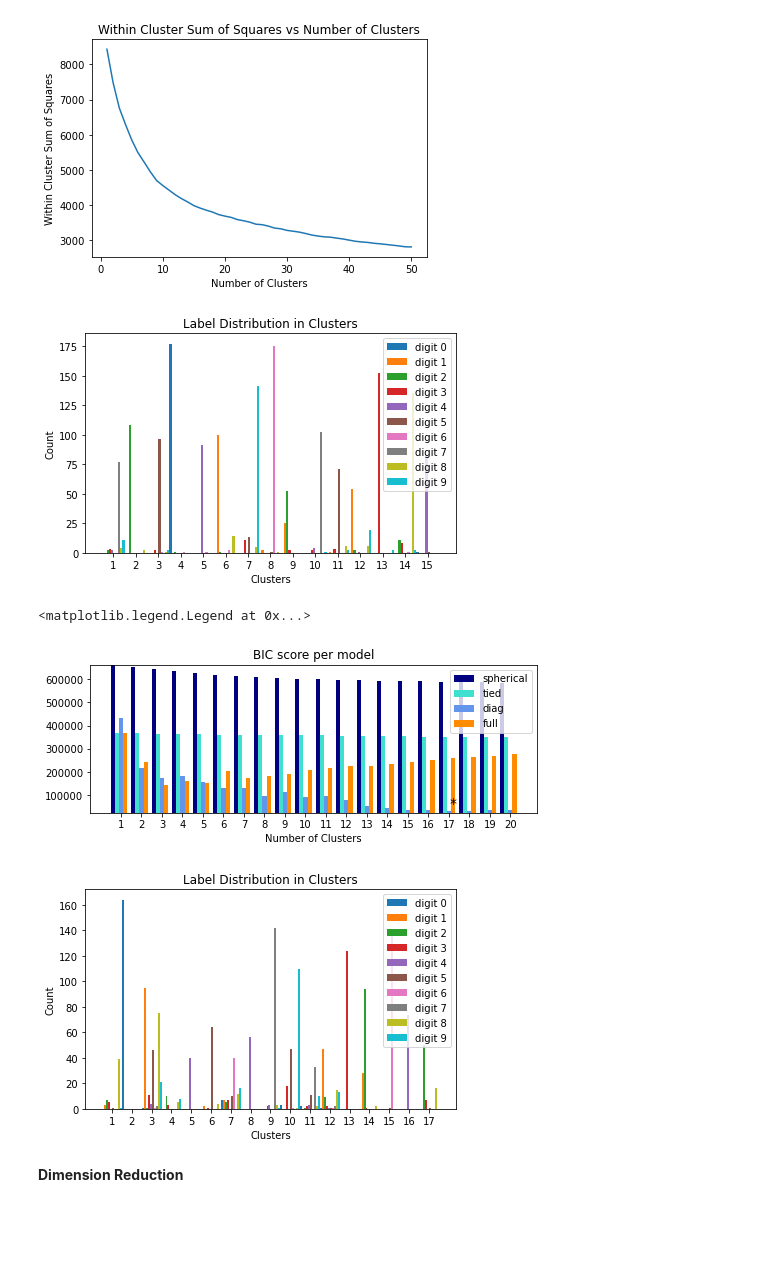
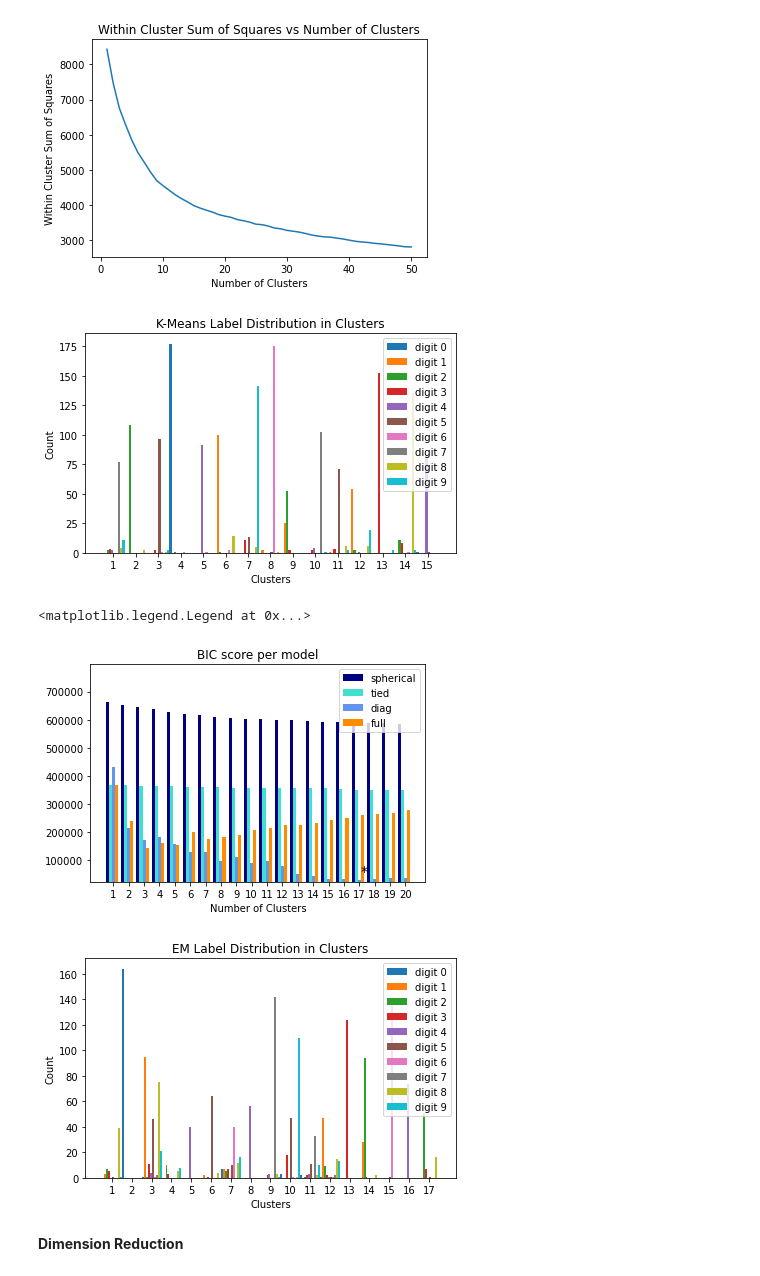
Before and after one commit to bryanliu94/CS7641_Machine_Learning, a Jupyter notebook: Assignment 3/pen digit.ipynb, the cells around one changed output. Saved outputs shown, nothing was run; the diff lists cells and outputs as text; code cells hidden in the pictures; blank space fills up the shorter version.

```diff
--- a/Assignment 3/pen digit.ipynb
+++ b/Assignment 3/pen digit.ipynb
@@ -96,7 +96,7 @@ rects9 = ax.bar(x + 9*width/2, bar9, width, label='digit 9')
 # Add some text for labels, title and custom x-axis tick labels, etc.
 ax.set_ylabel('Count')
 ax.set_xlabel('Clusters')
-ax.set_title('Label Distribution in Clusters')
+ax.set_title('K-Means Label Distribution in Clusters')
 ax.set_xticks(x)
 ax.legend()
 
@@ -107,7 +107,7 @@ fig.tight_layout()
 
 plt.show()
 # %% [output]
-[figure, old version]
+[figure, new version]
 # %%
 # General EM for GMM
 from sklearn import preprocessing
@@ -139,37 +139,37 @@ for cv_type in cv_types:
             best_gmm = gmm
 
 bic = np.array(bic)
 color_iter = itertools.cycle(["navy", "turquoise", "cornflowerblue", "darkorange"])
 clf_gmm = best_gmm
 bars = []
 
 # Plot the BIC scores
-plt.figure(figsize=(8, 6))
-spl = plt.subplot(2, 1, 1)
+plt.figure()
+spl = plt.subplot()
 for i, (cv_type, color) in enumerate(zip(cv_types, color_iter)):
     xpos = np.array(n_components_range) + 0.2 * (i - 2)
     bars.append(
         plt.bar(
             xpos,
             bic[i * len(n_components_range) : (i + 1) * len(n_components_range)],
             width=0.2,
             color=color,
         )
     )
 plt.xticks(n_components_range)
-plt.ylim([bic.min() * 1.01 - 0.01 * bic.max(), bic.max()])
+plt.ylim([bic.min() * 1.01 - 0.01 * bic.max(), bic.max()*1.2])
 plt.title("BIC score per model")
 xpos = (
     np.mod(bic.argmin(), len(n_components_range))
     + 0.65
     + 0.2 * np.floor(bic.argmin() / len(n_components_range))
 )
 plt.text(xpos, bic.min() * 0.97 + 0.03 * bic.max(), "*", fontsize=14)
 spl.set_xlabel("Number of Clusters")
 spl.legend([b[0] for b in bars], cv_types)
 # %% [output]
 <matplotlib.legend.Legend at 0x...>
-[figure, old version]
+[figure, new version]
 # %%
 lab = clf_gmm.fit_predict(X)
 
@@ -230,7 +230,7 @@ rects9 = ax.bar(x + 9*width/2, bar9, width, label='digit 9')
 # Add some text for labels, title and custom x-axis tick labels, etc.
 ax.set_ylabel('Count')
 ax.set_xlabel('Clusters')
-ax.set_title('Label Distribution in Clusters')
+ax.set_title('EM Label Distribution in Clusters')
 ax.set_xticks(x)
 ax.legend()
 
@@ -241,7 +241,7 @@ fig.tight_layout()
 
 plt.show()
 # %% [output]
-[figure, old version]
+[figure, new version]
 # %% [markdown]
 **Dimension Reduction**
 # %%
```
Also changed, not shown: parts of 1 cell of this notebook, 2 other files.
